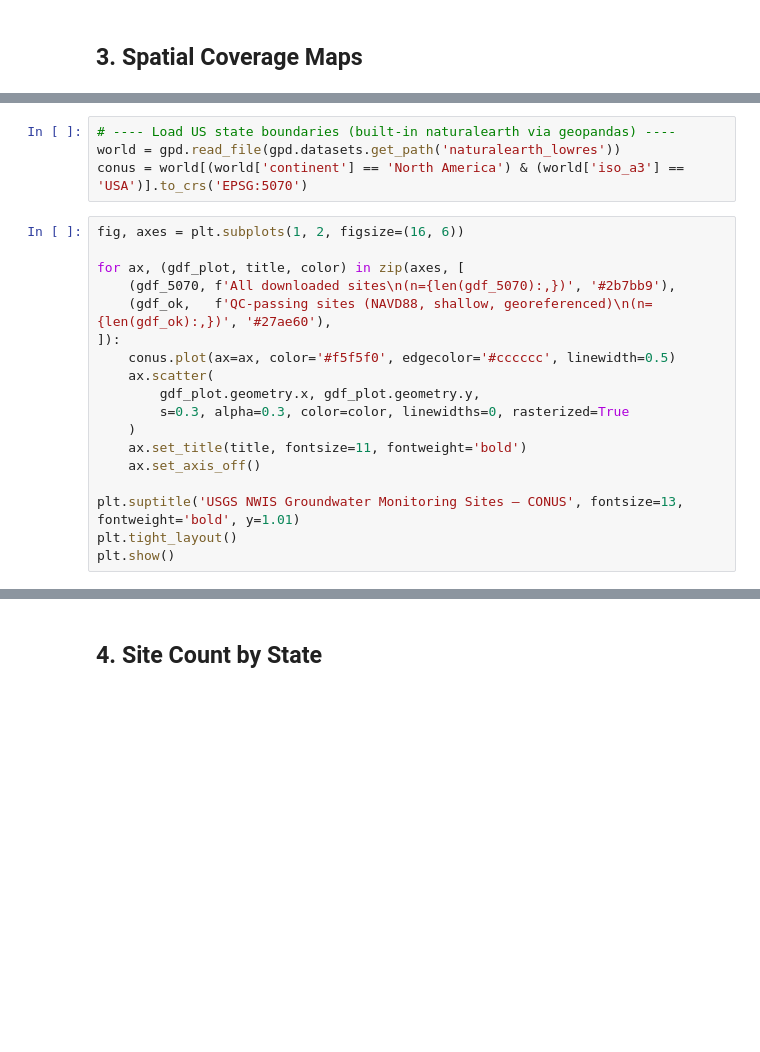
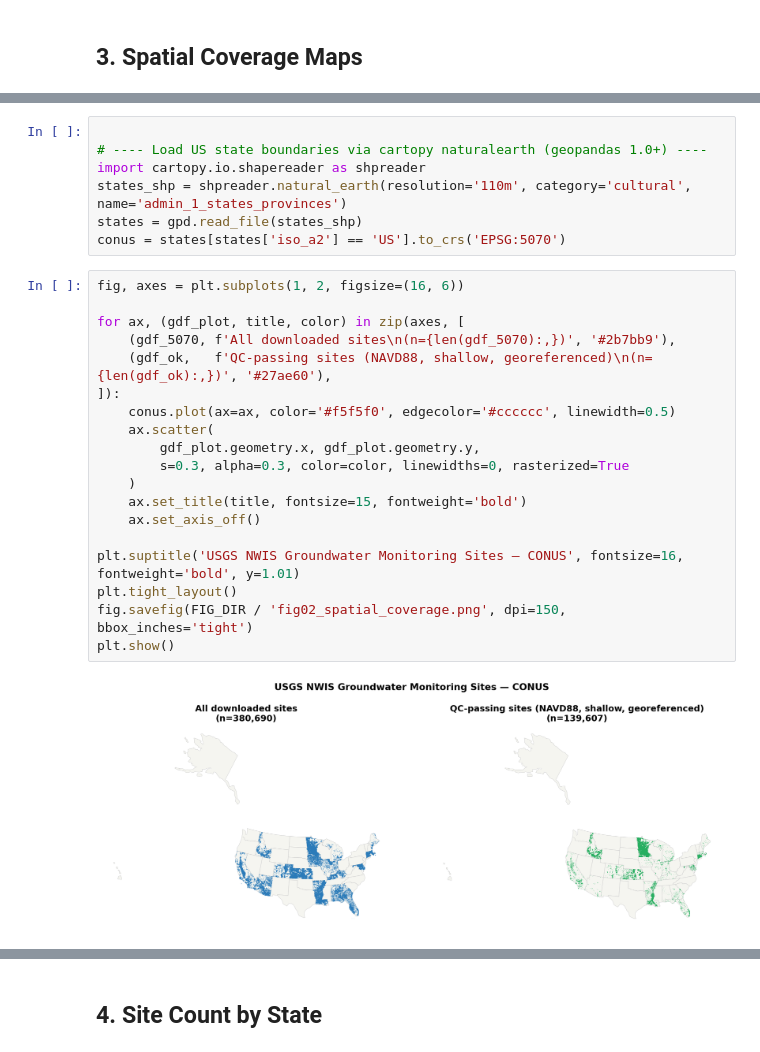
Before and after one commit to Denolle-Lab/gwl-space-time-smooth, a Jupyter notebook: notebooks/01_eda.ipynb, the cells around one changed output, grey strips where cells are left out. Cells and saved outputs as stored; diff of their text form; blank space fills up the shorter version.

```diff
--- a/notebooks/01_eda.ipynb
+++ b/notebooks/01_eda.ipynb
@@ -140,25 +166,31 @@ print(f'QC-passing sites with coordinates: {len(gdf_ok):,}')
 # %%
-# ---- Load US state boundaries (built-in naturalearth via geopandas) ----
-world = gpd.read_file(gpd.datasets.get_path('naturalearth_lowres'))
-conus = world[(world['continent'] == 'North America') & (world['iso_a3'] == 'USA')].to_crs('EPSG:5070')
+
+# ---- Load US state boundaries via cartopy naturalearth (geopandas 1.0+) ----
+import cartopy.io.shapereader as shpreader
+states_shp = shpreader.natural_earth(resolution='110m', category='cultural', name='admin_1_states_provinces')
+states = gpd.read_file(states_shp)
+conus = states[states['iso_a2'] == 'US'].to_crs('EPSG:5070')
 # %%
 fig, axes = plt.subplots(1, 2, figsize=(16, 6))
 
 for ax, (gdf_plot, title, color) in zip(axes, [
     (gdf_5070, f'All downloaded sites\n(n={len(gdf_5070):,})', '#2b7bb9'),
     (gdf_ok,   f'QC-passing sites (NAVD88, shallow, georeferenced)\n(n={len(gdf_ok):,})', '#27ae60'),
 ]):
     conus.plot(ax=ax, color='#f5f5f0', edgecolor='#cccccc', linewidth=0.5)
     ax.scatter(
         gdf_plot.geometry.x, gdf_plot.geometry.y,
         s=0.3, alpha=0.3, color=color, linewidths=0, rasterized=True
     )
-    ax.set_title(title, fontsize=11, fontweight='bold')
+    ax.set_title(title, fontsize=15, fontweight='bold')
     ax.set_axis_off()
 
-plt.suptitle('USGS NWIS Groundwater Monitoring Sites — CONUS', fontsize=13, fontweight='bold', y=1.01)
+plt.suptitle('USGS NWIS Groundwater Monitoring Sites — CONUS', fontsize=16, fontweight='bold', y=1.01)
 plt.tight_layout()
+fig.savefig(FIG_DIR / 'fig02_spatial_coverage.png', dpi=150, bbox_inches='tight')
 plt.show()
+# %% [output]
+[figure, added]
 # %%
 # ---- Hexbin density map of QC-passing sites ----
 fig, ax = plt.subplots(figsize=(14, 7))
```
Also changed, not shown: parts of 15 cells of this notebook, 12 other files.
